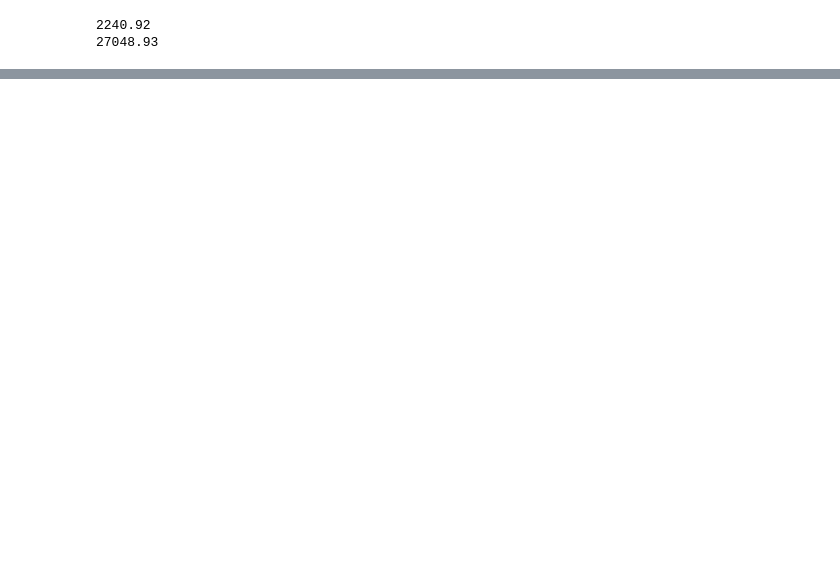
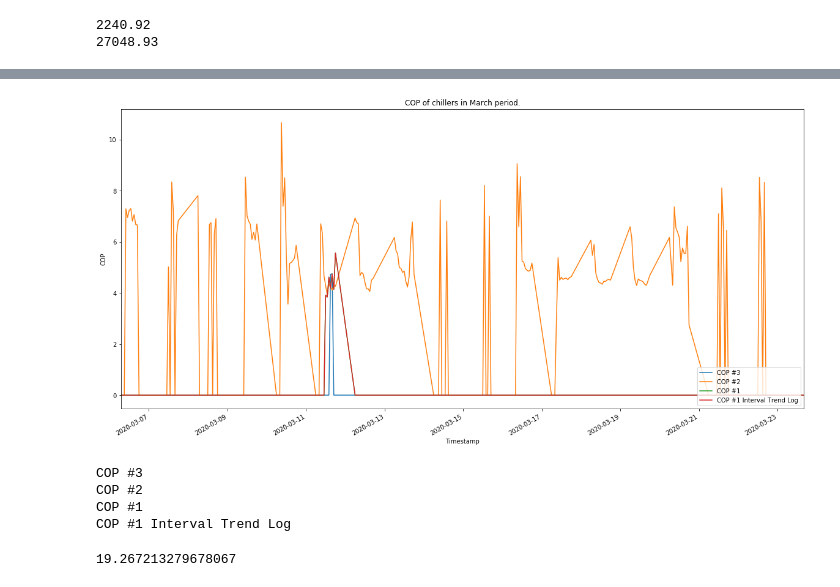
Before and after one commit to Pencilvesterr/TRC4200_LTB, a Jupyter notebook: master_notebook.ipynb, the cells around one changed output, grey strips where cells are left out. Drawn from its saved outputs; the diff is of its cells as text; code cells hidden in the pictures; blank space fills up the shorter version.

```diff
--- a/master_notebook.ipynb
+++ b/master_notebook.ipynb
@@ -173,0 +174,19 @@ SEER
+# %%
+df_chiller_COP_raw = pd.read_csv('data/more_Data/chillers thermal COP Feb 23032020.csv')
+# %%
+df_chiller_COP_raw.columns = [
+        col.replace(' Extended Trend Log', '')
+           .replace(' - Trend - Extd', '')
+           .replace('-00', '')
+           .replace('OaTmp_x', 'OaTmp')
+           .replace('OaRH_x', 'OaRH')
+            .replace('kwr ext Internal Trend Log', '')
+        for col in df_chiller_COP_raw.columns
+    ]
+# %%
+df_chiller_COP_raw = df_chiller_COP_raw.replace(73.65, 0)
+# %%
+time_frame=["06:00", "18:00"]
+df_chiller_COP_raw['Timestamp'] = pd.to_datetime(df_chiller_COP_raw['Timestamp'], dayfirst=True)
+df_chiller_COP = df_chiller_COP_raw.resample('H', on='Timestamp').first()
+df_chiller_COP_sampled = df_chiller_COP.between_time(time_frame[0], time_frame[1])
@@ -173,0 +214,28 @@ SEER
+# %%
+fig= plt.figure(figsize=(20,10))
+ax = plt.gca()
+ax.set_title("COP of chillers in March period.")
+ax.set_ylabel("COP")
+for col in df_chiller_COP_sampled.columns:
+    if col.startswith('COP'):
+        df_chiller_COP_sampled[col].plot(kind='line', ax=ax, legend=True)
+plt.legend(loc="lower right")
+plt.show()
+# %% [output]
+[figure, added]
+# %%
+chiller = 0
+df_chiller_COP_sampled_mean = df_chiller_COP_sampled.replace(0, np.NaN)
+for column in df_chiller_COP_sampled_mean:
+    if column.startswith('COP'):
+        print(column)
+        chiller += df_chiller_COP_sampled_mean[column].mean()
+# %% [output]
+COP #3
+COP #2
+COP #1
+COP #1 Interval Trend Log
+# %%
+chiller
+# %% [output]
+19.267213279678067
```
Also changed, not shown: parts of 10 cells of this notebook, 2 other files.
